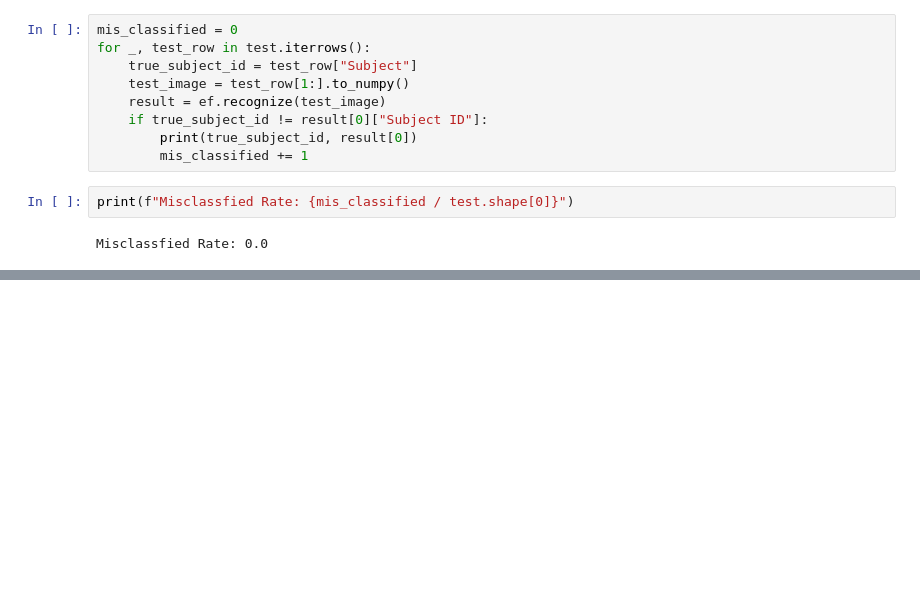
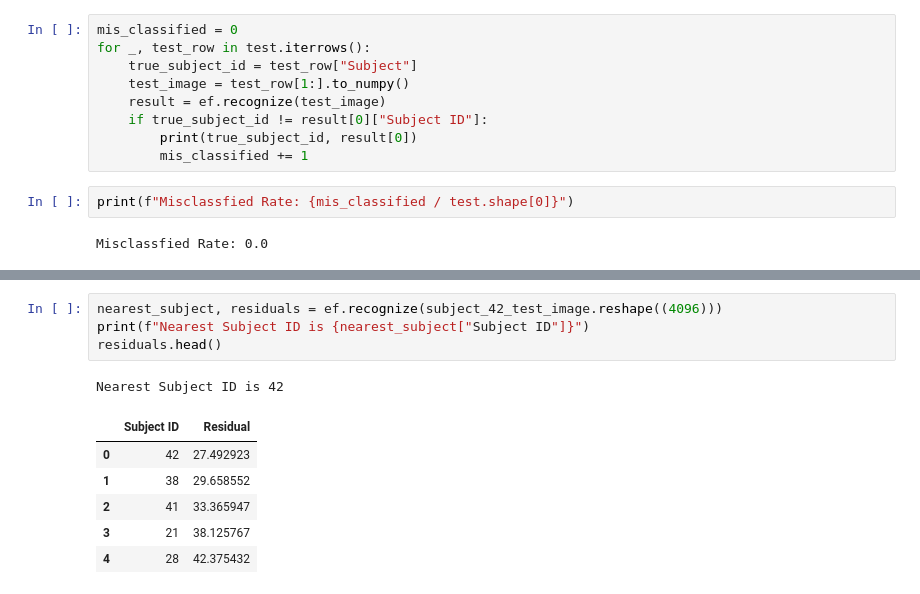
Before and after one commit to Prago2001/data-science, a Jupyter notebook: eigen-faces/eigen-faces.ipynb, the cells around one changed output, grey strips where cells are left out. Drawn from its saved outputs; the diff is of its cells as text; blank space fills up the shorter version.

```diff
--- a/eigen-faces/eigen-faces.ipynb
+++ b/eigen-faces/eigen-faces.ipynb
@@ -89,0 +167,12 @@ Misclassfied Rate: 0.0
+# %%
+nearest_subject, residuals = ef.recognize(subject_42_test_image.reshape((4096)))
+print(f"Nearest Subject ID is {nearest_subject["Subject ID"]}")
+residuals.head()
+# %% [output]
+Nearest Subject ID is 42
+|  | Subject ID | Residual |
+| 0 | 42 | 27.492923 |
+| 1 | 38 | 29.658552 |
+| 2 | 41 | 33.365947 |
+| 3 | 21 | 38.125767 |
+| 4 | 28 | 42.375432 |
```
Also changed, not shown: parts of 10 cells of this notebook, 20 other files.
